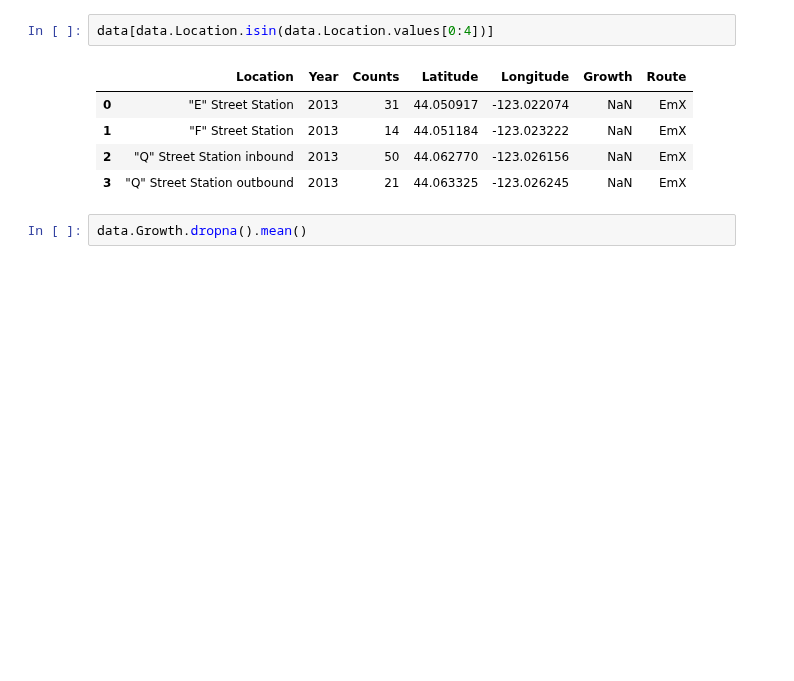
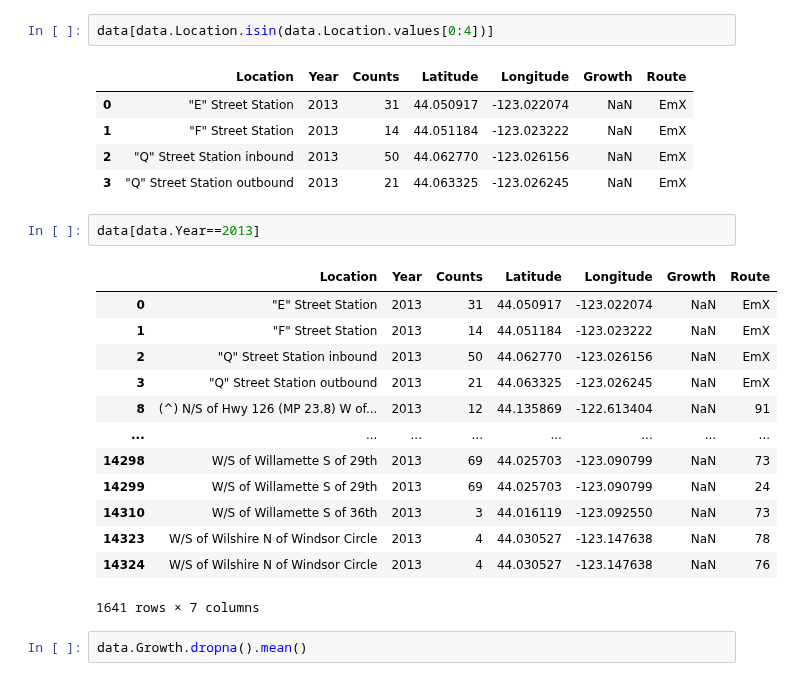
Before and after one commit to dongmeic/BikeCounting, a Jupyter notebook: Analysis/Bikes_On_Buses.ipynb, the cells around one changed output. Cells and saved outputs as stored; diff of their text form; blank space fills up the shorter version.

```diff
--- a/Analysis/Bikes_On_Buses.ipynb
+++ b/Analysis/Bikes_On_Buses.ipynb
@@ -25,6 +25,22 @@ data[data.Location.isin(data.Location.values[0:4])]
 | 1 | "F" Street Station | 2013 | 14 | 44.051184 | -123.023222 | NaN | EmX |
 | 2 | "Q" Street Station inbound | 2013 | 50 | 44.062770 | -123.026156 | NaN | EmX |
 | 3 | "Q" Street Station outbound | 2013 | 21 | 44.063325 | -123.026245 | NaN | EmX |
+# %%
+data[data.Year==2013]
+# %% [output]
+|  | Location | Year | Counts | Latitude | Longitude | Growth | Route |
+| 0 | "E" Street Station | 2013 | 31 | 44.050917 | -123.022074 | NaN | EmX |
+| 1 | "F" Street Station | 2013 | 14 | 44.051184 | -123.023222 | NaN | EmX |
+| 2 | "Q" Street Station inbound | 2013 | 50 | 44.062770 | -123.026156 | NaN | EmX |
+| 3 | "Q" Street Station outbound | 2013 | 21 | 44.063325 | -123.026245 | NaN | EmX |
+| 8 | (^) N/S of Hwy 126 (MP 23.8) W of... | 2013 | 12 | 44.135869 | -122.613404 | NaN | 91 |
+| ... | ... | ... | ... | ... | ... | ... | ... |
+| 14298 | W/S of Willamette S of 29th | 2013 | 69 | 44.025703 | -123.090799 | NaN | 73 |
+| 14299 | W/S of Willamette S of 29th | 2013 | 69 | 44.025703 | -123.090799 | NaN | 24 |
+| 14310 | W/S of Willamette S of 36th | 2013 | 3 | 44.016119 | -123.092550 | NaN | 73 |
+| 14323 | W/S of Wilshire N of Windsor Circle | 2013 | 4 | 44.030527 | -123.147638 | NaN | 78 |
+| 14324 | W/S of Wilshire N of Windsor Circle | 2013 | 4 | 44.030527 | -123.147638 | NaN | 76 |
+1641 rows × 7 columns
 # %%
 data.Growth.dropna().mean()
 # %% [output]
```
Also changed, not shown: parts of 3 cells of this notebook.
